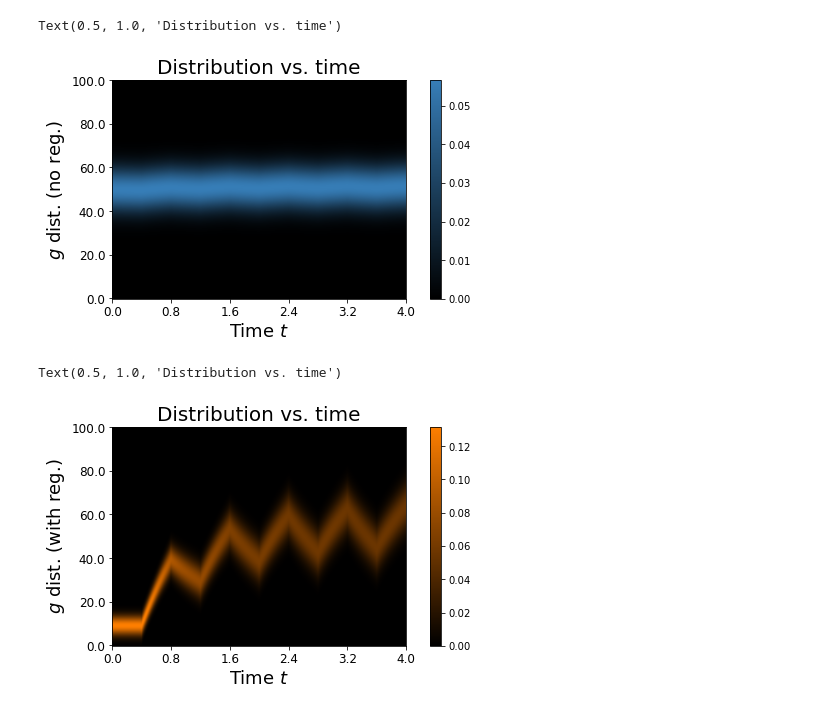
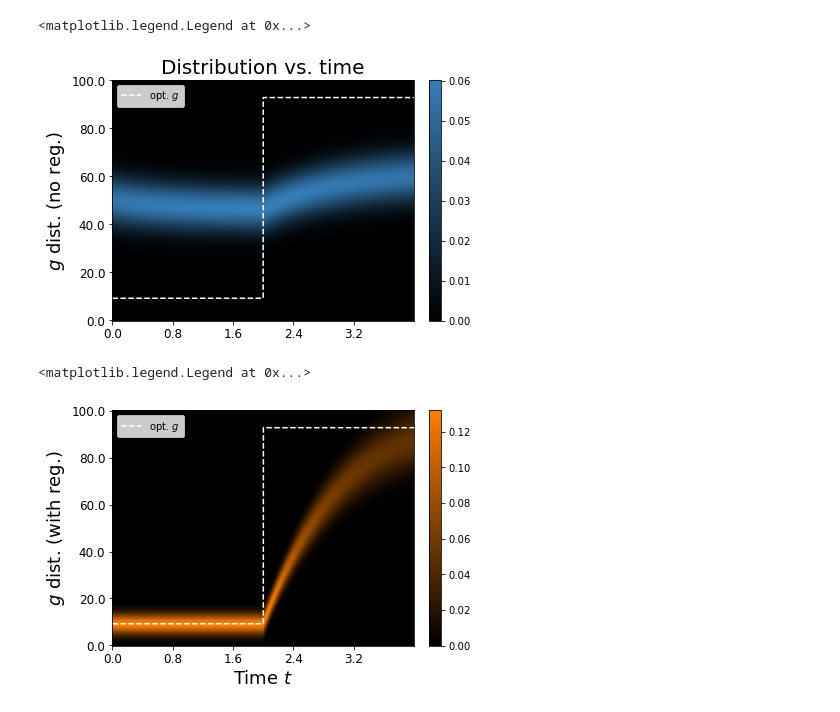
Before and after one commit to sreyam-sengupta/populations_legacy, a Jupyter notebook: 6_populations_dynamic_env.ipynb, the cells around one changed output. Saved outputs shown, nothing was run; the diff lists cells and outputs as text; code cells hidden in the pictures.

```diff
--- a/6_populations_dynamic_env.ipynb
+++ b/6_populations_dynamic_env.ipynb
@@ -245,0 +46,10 @@ plt.plot(TimeRange,sug_dyn,c=CB_colors[-2])
+# %%
+#Finding the g_opt as a function of time through sugar:
+g_opt_dyn = np.zeros_like(sug_dyn)
+
+G,S = np.meshgrid(g,sug_dyn)
+
+fitness_2d = fitness(G,S,delta)
+g_opt_dyn = g[np.argmax(fitness_2d,axis=1)]
+
+plt.plot(TimeRange,g_opt_dyn)
@@ -245,0 +59,4 @@ plt.plot(TimeRange,sug_dyn,c=CB_colors[-2])
+# %%
+#alpha and delta:
+delta = 1
+print(f"alpha = {alpha}; delta = {delta}")
@@ -245,0 +65,14 @@ plt.plot(TimeRange,sug_dyn,c=CB_colors[-2])
+# %%
+#The starting distributions:
+g_reg = g[np.argmax(fitness(g,sug_dyn[0],delta))]
+print(f"g_reg={round(g_reg,2)}")
+
+#Generating the initial distributions:
+g_peak = 0.5*(g_min+g_max)
+#We don't want a standard deviation of 0, so even if the g_reg is 0, we set the s.d. of p0_reg to 1:
+p0_unreg = Gaussian(g,g_peak,np.maximum(np.sqrt(alpha*g_peak),1))
+p0_unreg = p0_unreg/np.trapz(p0_unreg,dx=dg)
+# p0_unreg = np.ones_like(g)
+# p0_unreg = p0_unreg/np.trapz(p0_unreg,dx=dg)
+p0_reg = Gaussian(g,g_reg,np.maximum(np.sqrt(alpha*g_reg),1))
+p0_reg = p0_reg/np.trapz(p0_reg,dx=dg)
@@ -258,4 +93,5 @@ plt.plot(TimeRange,np.trapz(dyn_p_reg,dx=dg,axis=1),c=CB_colors[1])
 # %%
+#plotting the distributions:
 from matplotlib import cm
 from matplotlib.colors import ListedColormap,LinearSegmentedColormap
 
@@ -265,6 +101,13 @@ no_reg[:, 0] = np.linspace(0, 55/256, N) # R = 55
 no_reg[:, 1] = np.linspace(0, 126/256, N) # G = 126
 no_reg[:, 2] = np.linspace(0, 184/256, N)  # B = 184
 no_reg_cmp = ListedColormap(no_reg)
+
+with_reg = np.ones((N, 4))
+with_reg[:, 0] = np.linspace(0, 255/256, N) # R = 255
+with_reg[:, 1] = np.linspace(0, 127/256, N) # G = 127
+with_reg[:, 2] = np.linspace(0, 0/256, N)  # B = 0
+with_reg_cmp = ListedColormap(with_reg)
+
 
 fig,ax = plt.subplots(1,1,constrained_layout='true')
 pic=ax.imshow(dyn_p_unreg.T,cmap=no_reg_cmp,origin='lower',aspect='auto')
@@ -276,33 +119,32 @@ ax.set_xticks(ticks = xticks[1:-1],labels=np.around(xticks[1:-1]*dt,2))
 ax.set_yticks(ticks = yticks[1:-1],labels=np.around(yticks[1:-1]*dg,2))
 ax.tick_params(axis='both', which='major', labelsize=12)
 ax.tick_params(axis='both', which='minor', labelsize=10)
-ax.set_xlabel(r'Time $t$',fontsize=18)
+ax.plot(g_opt_dyn/dg,'w--',label=r'opt. $g$')
+# ax.set_xlabel(r'Time $t$',fontsize=18)
 ax.set_ylabel(r'$g$ dist. (no reg.)',fontsize=18)
 ax.set_title(r'Distribution vs. time',fontsize=20)
+ax.legend(loc='best')
+# fig.savefig("6_p_unreg_vs_t.pdf",format="pdf",dpi=400,bbox_inches="tight",pad_inches=0)
 # %% [output]
-Text(0.5, 1.0, 'Distribution vs. time')
+<matplotlib.legend.Legend at 0x...>
-[figure, old version]
+[figure, new version]
 # %%
-N = 256
-with_reg = np.ones((N, 4))
-with_reg[:, 0] = np.linspace(0, 255/256, N) # R = 255
-with_reg[:, 1] = np.linspace(0, 127/256, N) # G = 127
-with_reg[:, 2] = np.linspace(0, 0/256, N)  # B = 0
-with_reg_cmp = ListedColormap(with_reg)
-
 fig,ax = plt.subplots(1,1,constrained_layout='true')
 pic=ax.imshow(dyn_p_reg.T,cmap=with_reg_cmp,origin='lower',aspect='auto')
 cbar = plt.colorbar(pic,shrink=1.0)
 
 xticks = ax.get_xticks()
 yticks = ax.get_yticks()
 ax.set_xticks(ticks = xticks[1:-1],labels=np.around(xticks[1:-1]*dt,2))
 ax.set_yticks(ticks = yticks[1:-1],labels=np.around(yticks[1:-1]*dg,2))
 ax.tick_params(axis='both', which='major', labelsize=12)
 ax.tick_params(axis='both', which='minor', labelsize=10)
 ax.set_xlabel(r'Time $t$',fontsize=18)
 ax.set_ylabel(r'$g$ dist. (with reg.)',fontsize=18)
-ax.set_title(r'Distribution vs. time',fontsize=20)
+ax.plot(g_opt_dyn/dg,'w--',label=r'opt. $g$')
+ax.legend(loc='best')
+# fig.savefig("6_p_reg_vs_t.pdf",format="pdf",dpi=400,bbox_inches="tight",pad_inches=0)
+# ax.set_title(r'Distribution vs. time',fontsize=20)
 # %% [output]
-Text(0.5, 1.0, 'Distribution vs. time')
+<matplotlib.legend.Legend at 0x...>
-[figure, old version]
+[figure, new version]
```
Also changed, not shown: parts of 15 cells of this notebook, 14 other files.
